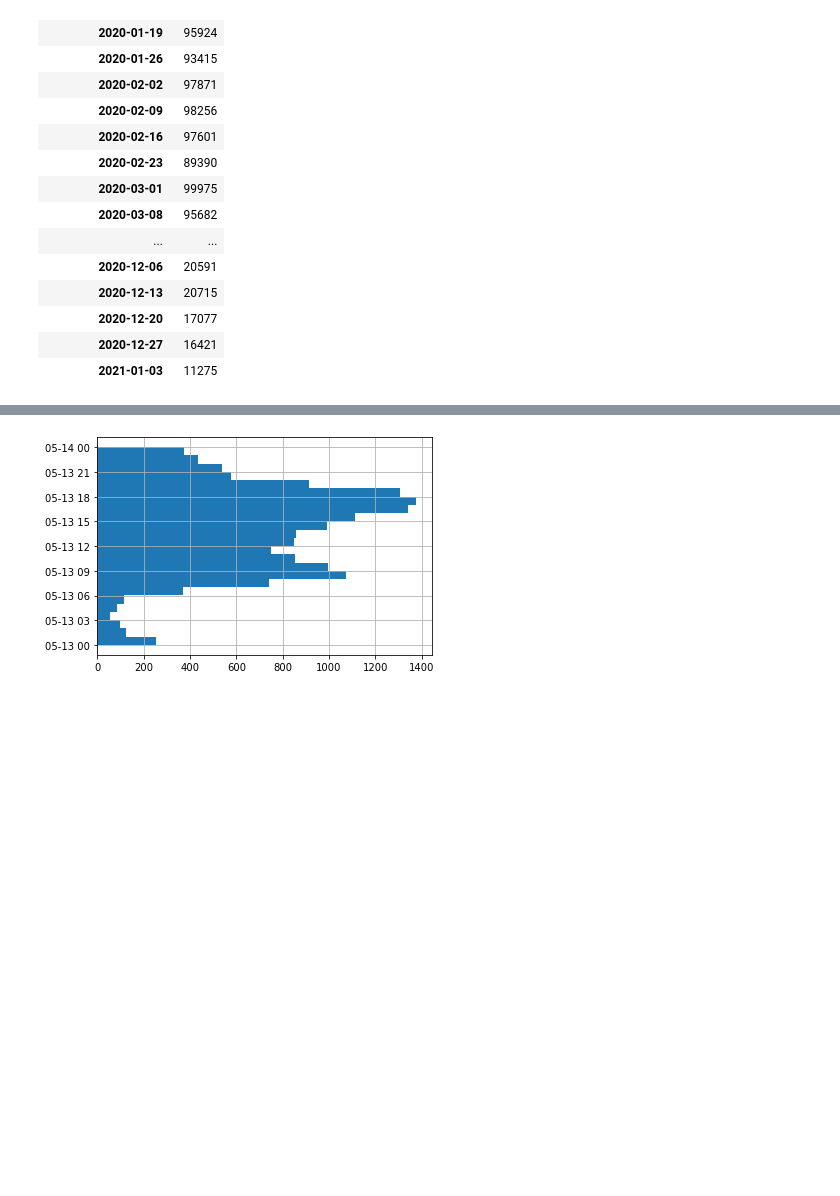
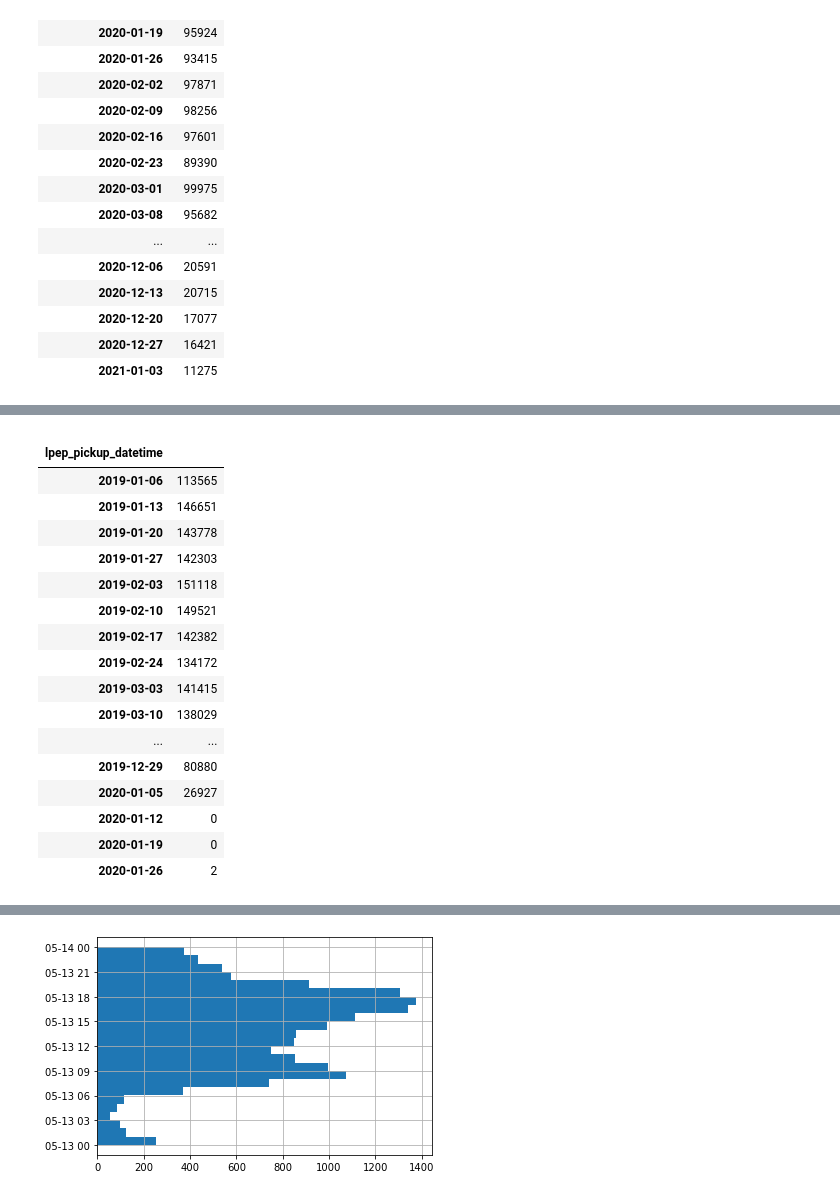
Before and after one commit to CCNY-Analytics-and-Quant/Team-Killer-Bass, a Jupyter notebook: taxi_company_final_project.ipynb, the cells around one changed output, grey strips where cells are left out. Cells and saved outputs as stored; diff of their text form; code cells hidden in the pictures; blank space fills up the shorter version.

Commit message:
2017-2019 weekly number of trips

```diff
--- a/taxi_company_final_project.ipynb
+++ b/taxi_company_final_project.ipynb
@@ -67,3 +69,8 @@ monthly_trips_2020_df.resample('W').sum()
 | 2020-12-20 | 17077 |
 | 2020-12-27 | 16421 |
 | 2021-01-03 | 11275 |
+# %%
+monthly_trips_2019_df = pd.read_sql("SELECT lpep_pickup_datetime, COUNT(*) FROM [2019_taxi_trips] WHERE lpep_pickup_datetime >= '2019-01-01' AND lpep_pickup_datetime <= '2020-01-31' GROUP BY lpep_pickup_datetime ORDER BY lpep_pickup_datetime",conn)
+# %%
+monthly_trips_2019_df['lpep_pickup_datetime'] = pd.to_datetime(monthly_trips_2019_df['lpep_pickup_datetime'])
+monthly_trips_2019_df = monthly_trips_2019_df.set_index('lpep_pickup_datetime')
@@ -69,0 +95,21 @@ monthly_trips_2020_df.resample('W').sum()
+# %%
+monthly_trips_2019_df.resample('W').sum()
+# %% [output]
+|  |  |
+| lpep_pickup_datetime |  |
+| 2019-01-06 | 113565 |
+| 2019-01-13 | 146651 |
+| 2019-01-20 | 143778 |
+| 2019-01-27 | 142303 |
+| 2019-02-03 | 151118 |
+| 2019-02-10 | 149521 |
+| 2019-02-17 | 142382 |
+| 2019-02-24 | 134172 |
+| 2019-03-03 | 141415 |
+| 2019-03-10 | 138029 |
+| ... | ... |
+| 2019-12-29 | 80880 |
+| 2020-01-05 | 26927 |
+| 2020-01-12 | 0 |
+| 2020-01-19 | 0 |
+| 2020-01-26 | 2 |
```
Also changed, not shown: parts of 12 cells of this notebook.
